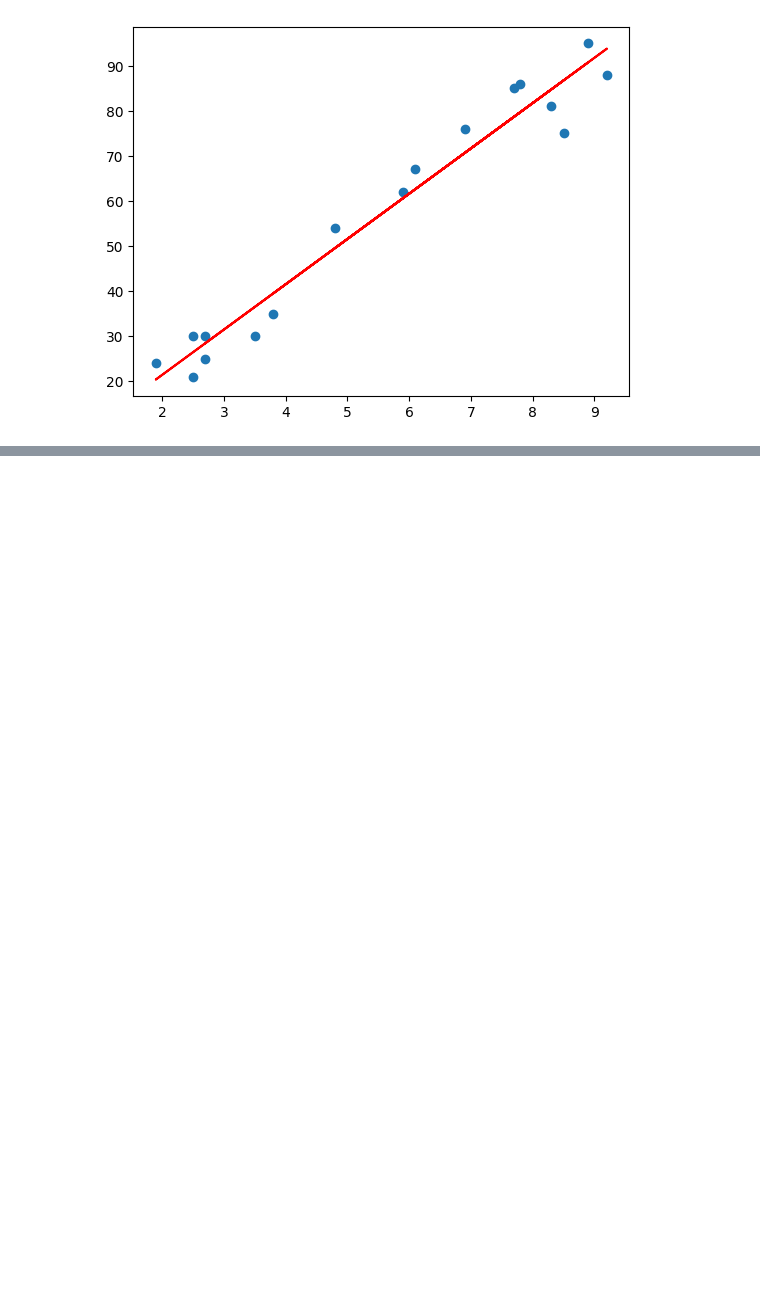
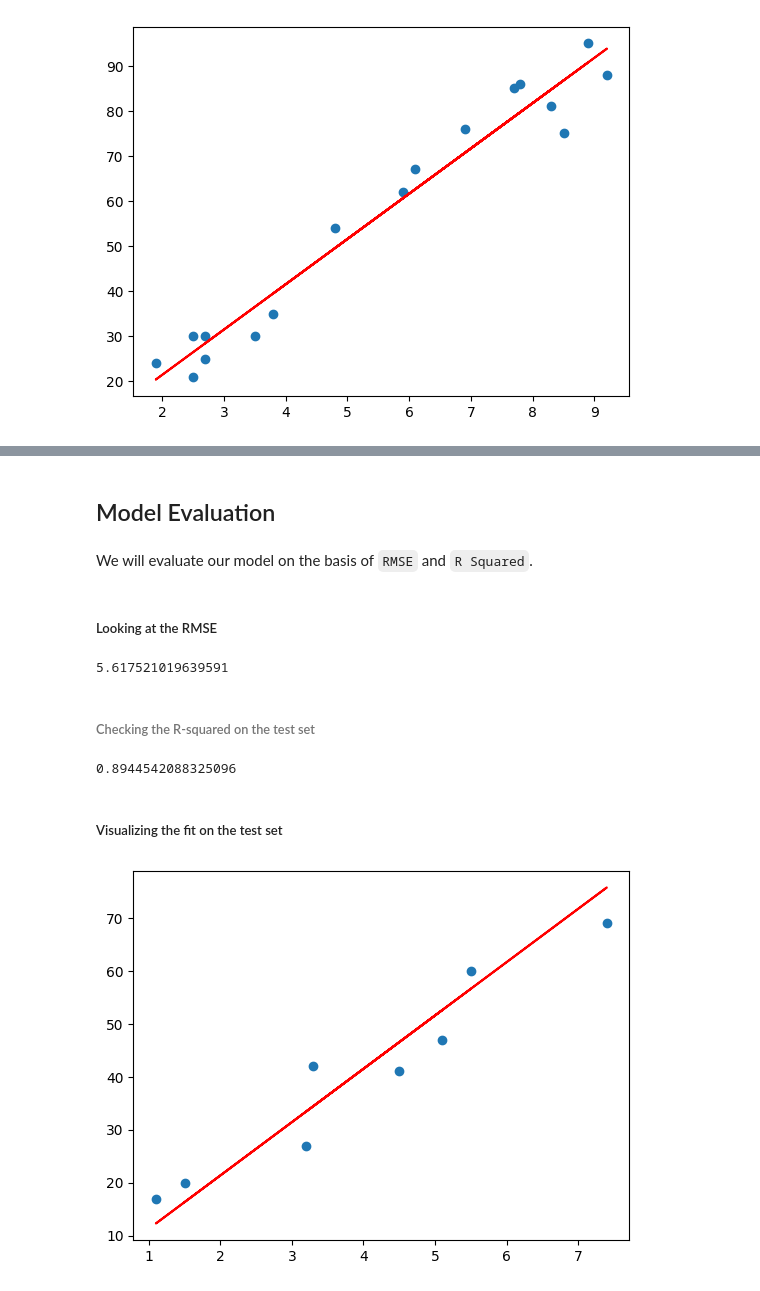
Before and after one commit to RaqeebShaikh12/Prediction-using-Supervised-ML, a Jupyter notebook: ML_Project_Predict_the_Percentage_of_Marks.ipynb, the cells around one changed output, grey strips where cells are left out. Saved outputs shown, nothing was run; the diff lists cells and outputs as text; code cells hidden in the pictures; blank space fills up the shorter version.

```diff
--- a/ML_Project_Predict_the_Percentage_of_Marks.ipynb
+++ b/ML_Project_Predict_the_Percentage_of_Marks.ipynb
@@ -184,0 +178,26 @@ plt.show()
+# %% [markdown]
+## Model Evaluation
+# %% [markdown]
+We will evaluate our model on the basis of `RMSE` and `R Squared`.
+# %% [markdown]
+##### Looking at the RMSE
+# %%
+#Returns the mean squared error; we'll take a square root
+np.sqrt(mean_squared_error(y_test, y_pred))
+# %% [output]
+5.617521019639591
+# %% [markdown]
+###### Checking the R-squared on the test set
+# %%
+r_squared = r2_score(y_test, y_pred)
+r_squared
+# %% [output]
+0.8944542088325096
+# %% [markdown]
+##### Visualizing the fit on the test set
+# %%
+plt.scatter(X_test, y_test)
+plt.plot(X_test, 1.2140 + 10.0679 * X_test, 'r')
+plt.show()
+# %% [output]
+[figure, added]
```
Also changed, not shown: parts of 15 cells of this notebook.
